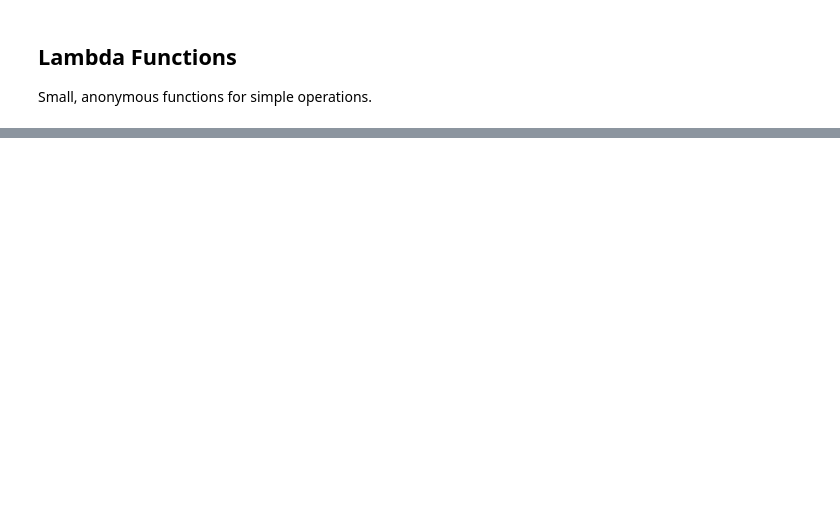
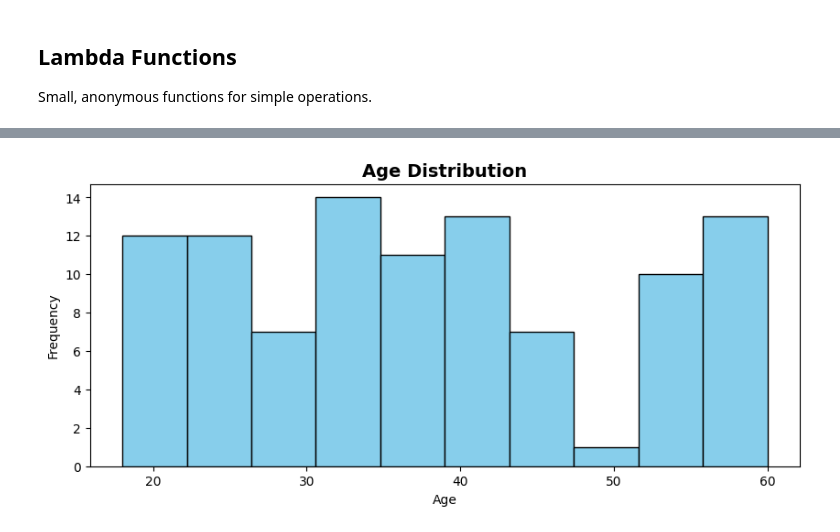
Before and after one commit to muhammadumair818/python-course-for-beginner-notebooks, a Jupyter notebook: Python_Complete_Course.ipynb, the cells around one changed output, grey strips where cells are left out. Cells and saved outputs as stored; diff of their text form; code cells hidden in the pictures; blank space fills up the shorter version.

```diff
--- a/Python_Complete_Course.ipynb
+++ b/Python_Complete_Course.ipynb
@@ -1198,0 +990,14 @@ Version: 1.0 (Complete Python Course)
+# %%
+# Histogram
+import random
+random.seed(42)
+ages = [random.randint(18, 60) for _ in range(100)]
+
+plt.figure(figsize=(10, 4))
+plt.hist(ages, bins=10, color='skyblue', edgecolor='black')
+plt.title('Age Distribution', fontsize=14, fontweight='bold')
+plt.xlabel('Age')
+plt.ylabel('Frequency')
+plt.show()
+# %% [output]
+[figure, added]
```
Also changed, not shown: parts of 127 cells of this notebook.
